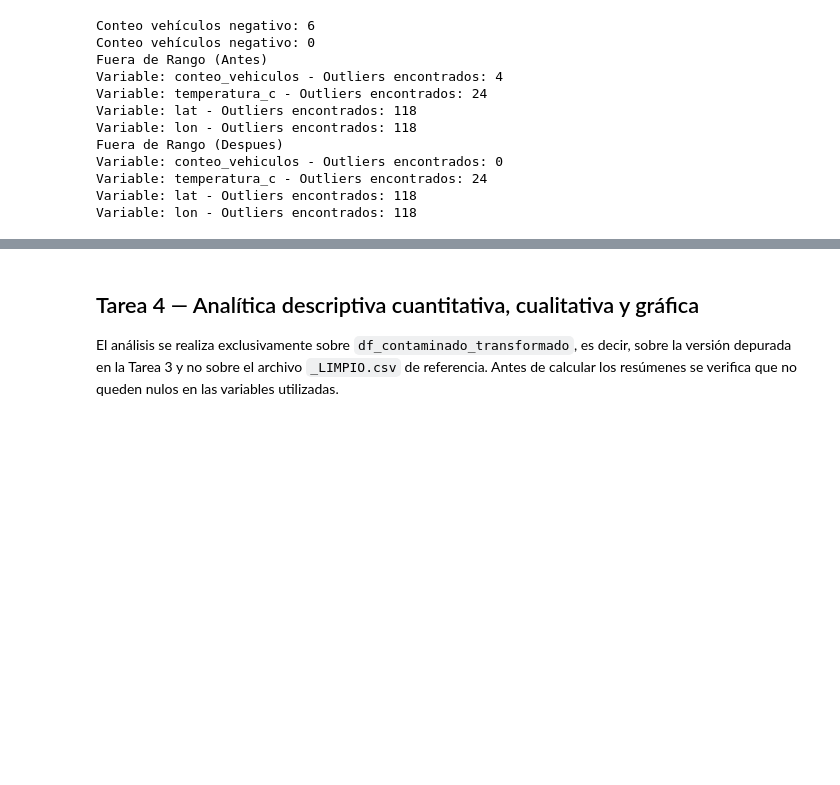
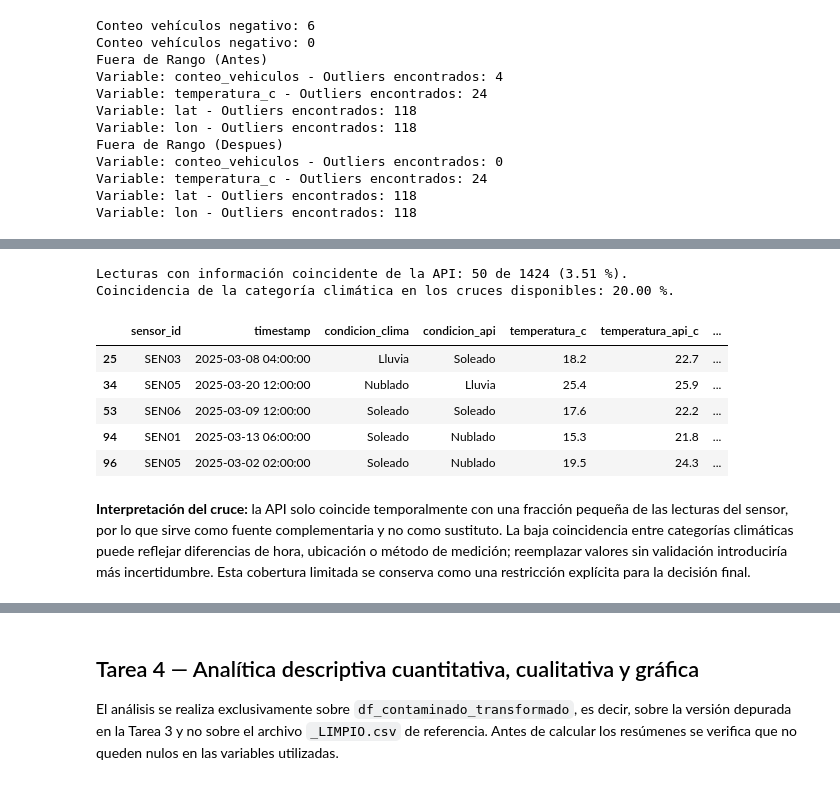
Before and after one commit to JuanFelipeRestrepoBuitrago/DataScience-Fundamentals-Activity1, a Jupyter notebook: notebooks/taller_practico_01_analisis.ipynb, the cells around one changed output, grey strips where cells are left out. Cells and saved outputs as stored; diff of their text form; code cells hidden in the pictures; blank space fills up the shorter version.

```diff
--- a/notebooks/taller_practico_01_analisis.ipynb
+++ b/notebooks/taller_practico_01_analisis.ipynb
@@ -753,0 +810,67 @@ Archivo 'contaminado_transformado.csv' guardado correctamente.
+# %%
+clima_api_agregado = (
+    df_clima_flat.assign(
+        timestamp=pd.to_datetime(df_clima_flat["timestamp"], errors="coerce")
+    )
+    .groupby(["sensor_id", "timestamp"], as_index=False)
+    .agg(
+        temperatura_api_c=("temp_c", "mean"),
+        condicion_api=("condition", lambda serie: serie.mode().iat[0]),
+        humedad_api_pct=("humidity_pct", "mean"),
+        lat_api=("lat", "median"),
+        lon_api=("lon", "median"),
+        solicitudes_api=("request_id", "size"),
+    )
+)
+
+df_integrado = df_contaminado_transformado.merge(
+    clima_api_agregado,
+    on=["sensor_id", "timestamp"],
+    how="left",
+    validate="many_to_one",
+)
+
+registros_con_api = df_integrado["temperatura_api_c"].notna()
+cobertura_api_pct = registros_con_api.mean() * 100
+coincidencia_clima_pct = (
+    (
+        df_integrado.loc[registros_con_api, "condicion_clima"]
+        == df_integrado.loc[registros_con_api, "condicion_api"]
+    ).mean()
+    * 100
+)
+
+print(
+    f"Lecturas con información coincidente de la API: "
+    f"{registros_con_api.sum()} de {len(df_integrado)} "
+    f"({cobertura_api_pct:.2f} %)."
+)
+print(
+    f"Coincidencia de la categoría climática en los cruces disponibles: "
+    f"{coincidencia_clima_pct:.2f} %."
+)
+display(
+    df_integrado.loc[
+        registros_con_api,
+        [
+            "sensor_id",
+            "timestamp",
+            "condicion_clima",
+            "condicion_api",
+            "temperatura_c",
+            "temperatura_api_c",
+            "humedad_api_pct",
+        ],
+    ].head()
+)
+# %% [output]
+Lecturas con información coincidente de la API: 50 de 1424 (3.51 %).
+Coincidencia de la categoría climática en los cruces disponibles: 20.00 %.
+|  | sensor_id | timestamp | condicion_clima | condicion_api | temperatura_c | temperatura_api_c | ... |
+| 25 | SEN03 | 2025-03-08 04:00:00 | Lluvia | Soleado | 18.2 | 22.7 | ... |
+| 34 | SEN05 | 2025-03-20 12:00:00 | Nublado | Lluvia | 25.4 | 25.9 | ... |
+| 53 | SEN06 | 2025-03-09 12:00:00 | Soleado | Soleado | 17.6 | 22.2 | ... |
+| 94 | SEN01 | 2025-03-13 06:00:00 | Soleado | Nublado | 15.3 | 21.8 | ... |
+| 96 | SEN05 | 2025-03-02 02:00:00 | Soleado | Nublado | 19.5 | 24.3 | ... |
+# %% [markdown]
+**Interpretación del cruce:** la API solo coincide temporalmente con una fracción pequeña de las lecturas del sensor, por lo que sirve como fuente complementaria y no como sustituto. La baja coincidencia entre categorías climáticas puede reflejar diferencias de hora, ubicación o método de medición; reemplazar valores sin validación introduciría más incertidumbre. Esta cobertura limitada se conserva como una restricción explícita para la decisión final.
```
Also changed, not shown: parts of 36 cells of this notebook, 7 other files.
